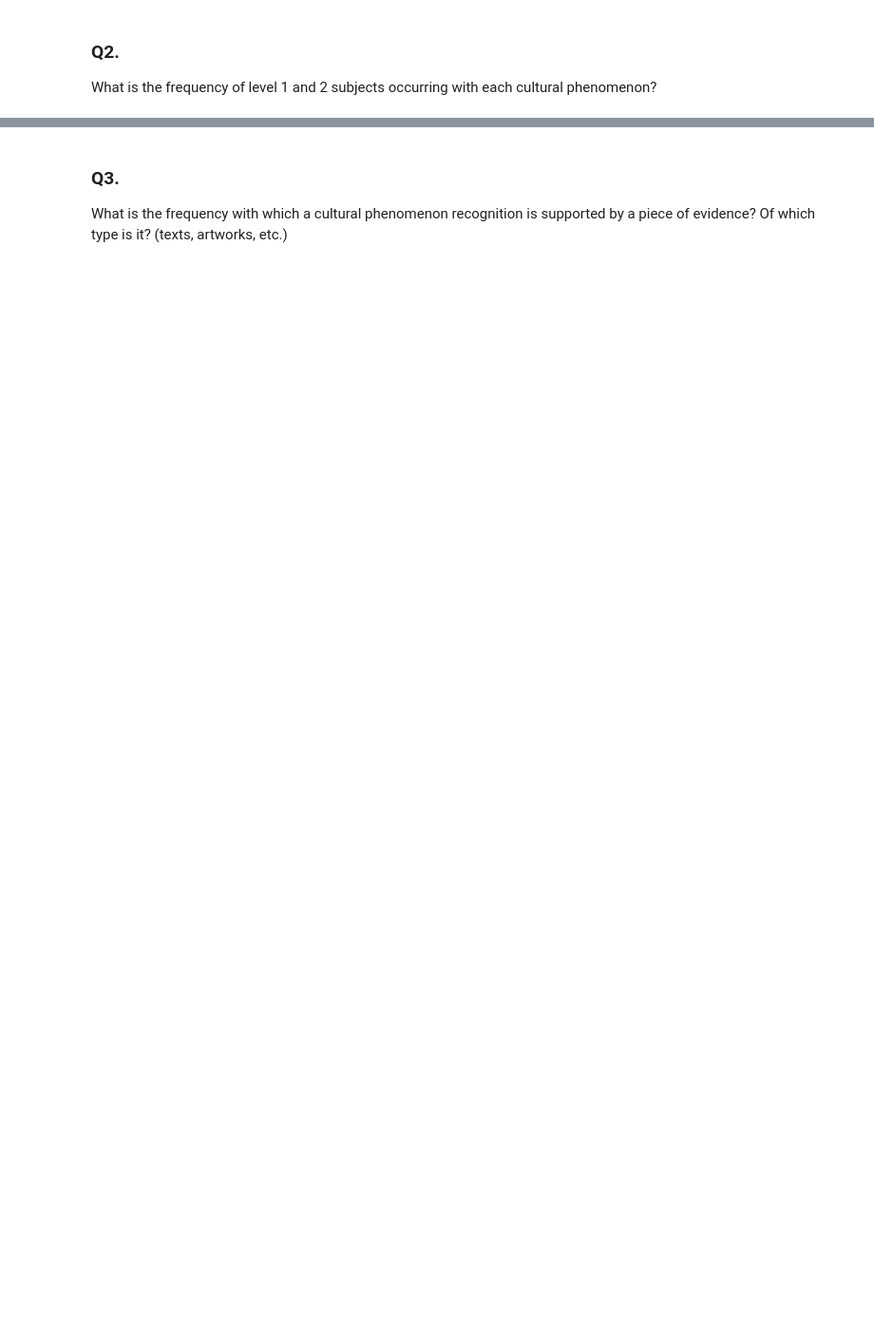
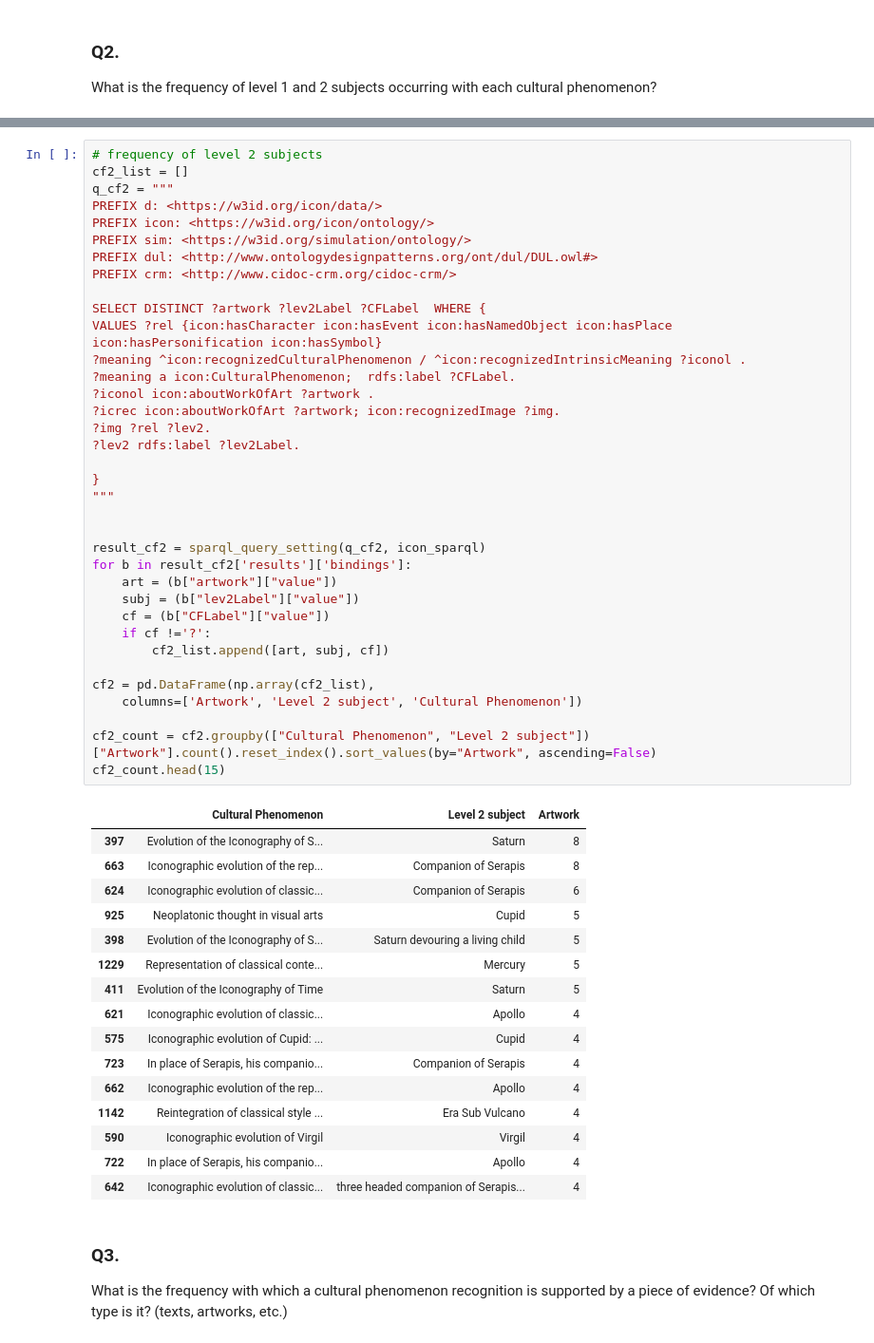
Before and after one commit to SofiBar/IconologyDataset, a Jupyter notebook: analysis/research_questions.ipynb, the cells around one changed output, grey strips where cells are left out. Shown at 95% size. Drawn from its saved outputs; the diff is of its cells as text; blank space fills up the shorter version.

```diff
--- a/analysis/research_questions.ipynb
+++ b/analysis/research_questions.ipynb
@@ -47,3 +136,56 @@ What is the frequency of level 1 and 2 subjects occurring with each cultural phe
+# %%
+# frequency of level 2 subjects
+cf2_list = []
+q_cf2 = """
+PREFIX d: <https://w3id.org/icon/data/>
+PREFIX icon: <https://w3id.org/icon/ontology/>
+PREFIX sim: <https://w3id.org/simulation/ontology/>
+PREFIX dul: <http://www.ontologydesignpatterns.org/ont/dul/DUL.owl#>
+PREFIX crm: <http://www.cidoc-crm.org/cidoc-crm/>
+
+SELECT DISTINCT ?artwork ?lev2Label ?CFLabel  WHERE {
+VALUES ?rel {icon:hasCharacter icon:hasEvent icon:hasNamedObject icon:hasPlace icon:hasPersonification icon:hasSymbol}
+?meaning ^icon:recognizedCulturalPhenomenon / ^icon:recognizedIntrinsicMeaning ?iconol .
+?meaning a icon:CulturalPhenomenon;  rdfs:label ?CFLabel.
+?iconol icon:aboutWorkOfArt ?artwork .
+?icrec icon:aboutWorkOfArt ?artwork; icon:recognizedImage ?img.
+?img ?rel ?lev2.
+?lev2 rdfs:label ?lev2Label.
+
+}
+"""
+
+
+result_cf2 = sparql_query_setting(q_cf2, icon_sparql)
+for b in result_cf2['results']['bindings']:
+    art = (b["artwork"]["value"])
+    subj = (b["lev2Label"]["value"])
+    cf = (b["CFLabel"]["value"])
+    if cf !='?':
+        cf2_list.append([art, subj, cf])
+
+cf2 = pd.DataFrame(np.array(cf2_list),
+    columns=['Artwork', 'Level 2 subject', 'Cultural Phenomenon'])
+
+cf2_count = cf2.groupby(["Cultural Phenomenon", "Level 2 subject"])["Artwork"].count().reset_index().sort_values(by="Artwork", ascending=False)
+cf2_count.head(15)
+# %% [output]
+|  | Cultural Phenomenon | Level 2 subject | Artwork |
+| 397 | Evolution of the Iconography of S... | Saturn | 8 |
+| 663 | Iconographic evolution of the rep... | Companion of Serapis | 8 |
+| 624 | Iconographic evolution of classic... | Companion of Serapis | 6 |
+| 925 | Neoplatonic thought in visual arts | Cupid | 5 |
+| 398 | Evolution of the Iconography of S... | Saturn devouring a living child | 5 |
+| 1229 | Representation of classical conte... | Mercury | 5 |
+| 411 | Evolution of the Iconography of Time | Saturn | 5 |
+| 621 | Iconographic evolution of classic... | Apollo | 4 |
+| 575 | Iconographic evolution of Cupid: ... | Cupid | 4 |
+| 723 | In place of Serapis, his companio... | Companion of Serapis | 4 |
+| 662 | Iconographic evolution of the rep... | Apollo | 4 |
+| 1142 | Reintegration of classical style ... | Era Sub Vulcano | 4 |
+| 590 | Iconographic evolution of Virgil | Virgil | 4 |
+| 722 | In place of Serapis, his companio... | Apollo | 4 |
+| 642 | Iconographic evolution of classic... | three headed companion of Serapis... | 4 |
 # %% [markdown]
 ### Q3.
 What is the frequency with which a cultural phenomenon recognition is supported by a piece of evidence? Of which type is it? (texts, artworks, etc.)
```
Also changed, not shown: parts of 17 cells of this notebook.
